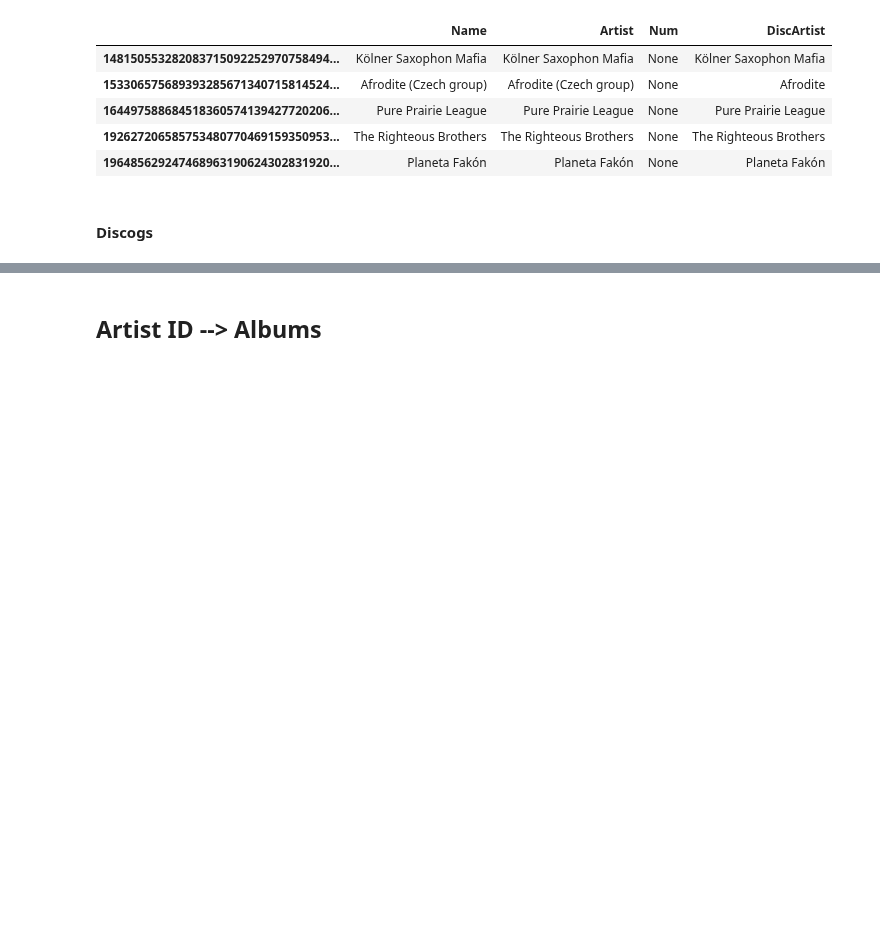
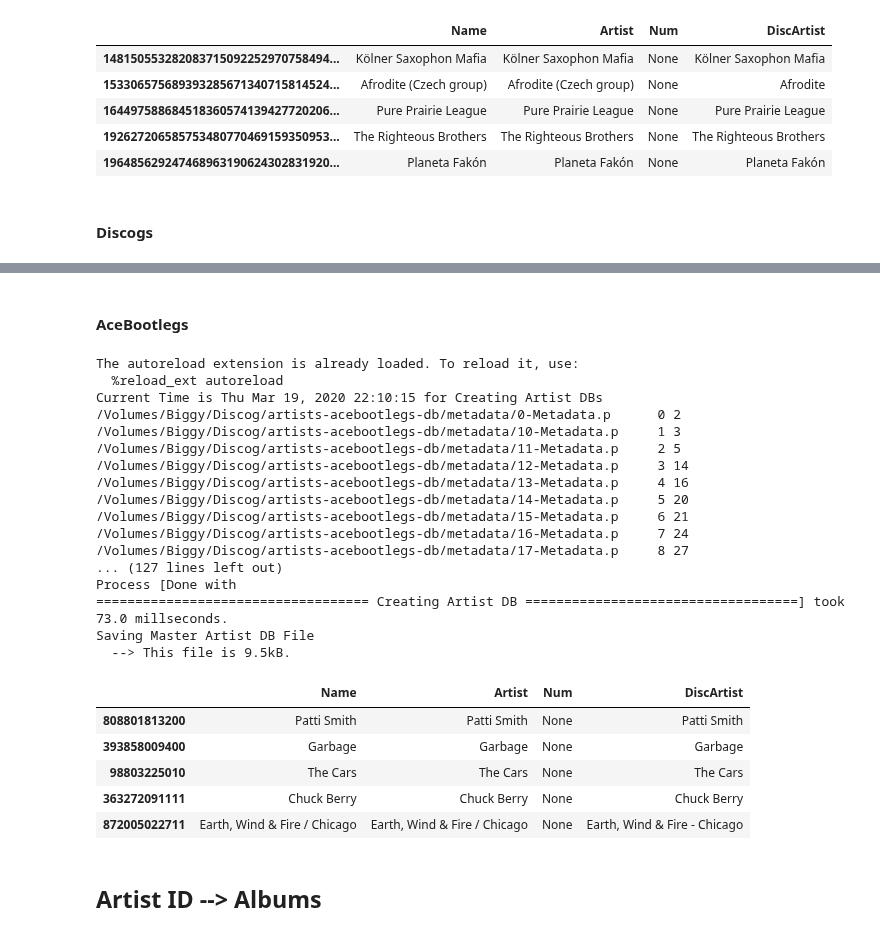
Before and after one commit to tgadf/discogs, a Jupyter notebook: Master DB.ipynb, the cells around one changed output, grey strips where cells are left out. Drawn from its saved outputs; the diff is of its cells as text; code cells hidden in the pictures; blank space fills up the shorter version.

Commit message:
Adding AceBootlegs and RateYourMusic

```diff
--- a/Master DB.ipynb
+++ b/Master DB.ipynb
@@ -82,6 +87,10 @@ dutilsDC = discogsUtils()
 discMB   = discogs('musicbrainz')
 artsMB   = artistsMB(discMB)
 dutilsMB = musicbrainzUtils()
+
+discAB   = discogs('acebootlegs')
+artsAB   = artistsAB(discAB)
+dutilsAB = acebootlegsUtils()
 # %% [output]
 The autoreload extension is already loaded. To reload it, use:
   %reload_ext autoreload
@@ -281,6 +227,49 @@ Saving Master Artist DB File
 | 100200 | Dike | Dike | NaN | Dike |
 | 1002000 | Larry Stokes | Larry Stokes | NaN | Larry Stokes |
 | 1002600 | Gidd Sanchez | Gidd Sanchez | NaN | Gidd Sanchez |
+# %% [markdown]
+#### AceBootlegs
+# %%
+%load_ext autoreload
+%autoreload
+
+####################################################################################################
+## Create Artist ID Lookup
+####################################################################################################
+from lookup import createArtistIDMap
+createArtistIDMap(discAB)
+
+
+####################################################################################################
+## Create Artist ID Pandas DataFrame
+####################################################################################################
+from masterdb import getSlimArtistDB
+discSlimArtistABDB = getSlimArtistDB(discAB, force=True)
+discSlimArtistABDB.head()
+# %% [output]
+The autoreload extension is already loaded. To reload it, use:
+  %reload_ext autoreload
+Current Time is Thu Mar 19, 2020 22:10:15 for Creating Artist DBs
+/Volumes/Biggy/Discog/artists-acebootlegs-db/metadata/0-Metadata.p      0 2
+/Volumes/Biggy/Discog/artists-acebootlegs-db/metadata/10-Metadata.p     1 3
+/Volumes/Biggy/Discog/artists-acebootlegs-db/metadata/11-Metadata.p     2 5
+/Volumes/Biggy/Discog/artists-acebootlegs-db/metadata/12-Metadata.p     3 14
+/Volumes/Biggy/Discog/artists-acebootlegs-db/metadata/13-Metadata.p     4 16
+/Volumes/Biggy/Discog/artists-acebootlegs-db/metadata/14-Metadata.p     5 20
+/Volumes/Biggy/Discog/artists-acebootlegs-db/metadata/15-Metadata.p     6 21
+/Volumes/Biggy/Discog/artists-acebootlegs-db/metadata/16-Metadata.p     7 24
+/Volumes/Biggy/Discog/artists-acebootlegs-db/metadata/17-Metadata.p     8 27
+... (127 lines left out)
+Process [Done with
+=================================== Creating Artist DB ===================================] took 73.0 millseconds.
+Saving Master Artist DB File
+  --> This file is 9.5kB.
+|  | Name | Artist | Num | DiscArtist |
+| 808801813200 | Patti Smith | Patti Smith | None | Patti Smith |
+| 393858009400 | Garbage | Garbage | None | Garbage |
+| 98803225010 | The Cars | The Cars | None | The Cars |
+| 363272091111 | Chuck Berry | Chuck Berry | None | Chuck Berry |
+| 872005022711 | Earth, Wind & Fire / Chicago | Earth, Wind & Fire / Chicago | None | Earth, Wind & Fire - Chicago |
 # %% [markdown]
 ## Artist ID --> Albums
 # %% [markdown]
```
Also changed, not shown: parts of 15 cells of this notebook, 11 other files.
